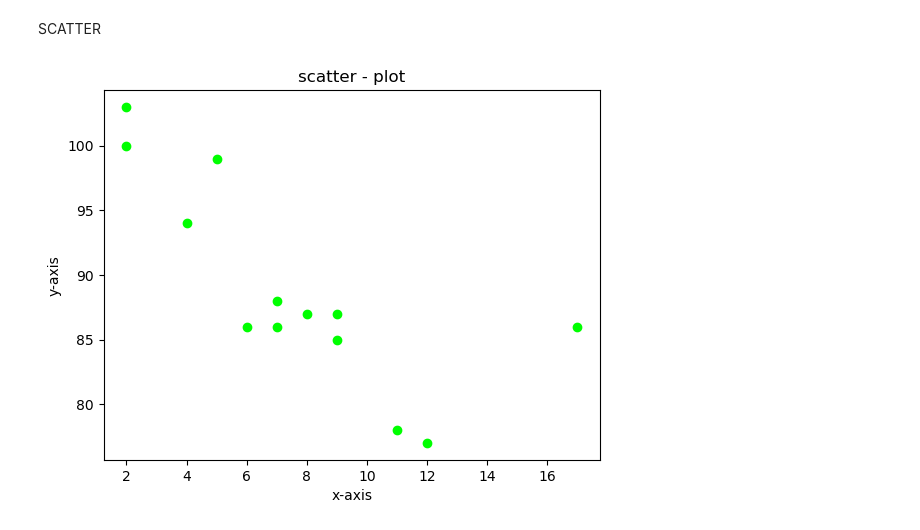
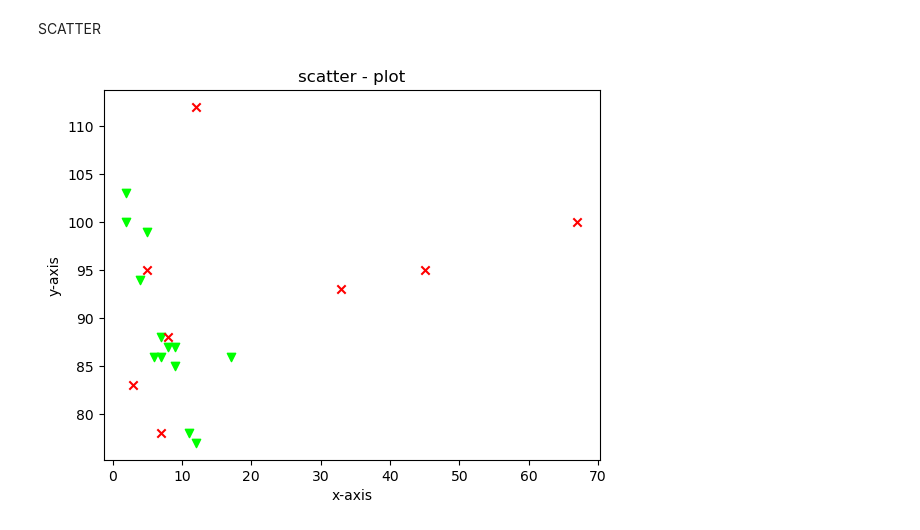
Before and after one commit to juwairiyahco/S3-MCA, a Jupyter notebook: DS/matplot.ipynb, the cells around one changed output. Saved outputs shown, nothing was run; the diff lists cells and outputs as text; code cells hidden in the pictures.

```diff
--- a/DS/matplot.ipynb
+++ b/DS/matplot.ipynb
@@ -160,10 +160,13 @@ SCATTER
 # %%
 x=[5,7,8,7,2,17,2,9,4,11,12,9,6]
 y=[99,86,87,88,100,86,103,87,94,78,77,85,86]
-plt.scatter(x,y,color='lime')
+x2=[12,3,5,7,8,33,45,67]
+y2=[112,83,95,78,88,93,95,100]
+plt.scatter(x,y,color='lime',marker="v")
+plt.scatter(x2,y2,color='red',marker="x")
 plt.xlabel('x-axis')
 plt.ylabel('y-axis')
 plt.title('scatter - plot')
 plt.show()
 # %% [output]
-[figure, old version]
+[figure, new version]
```
